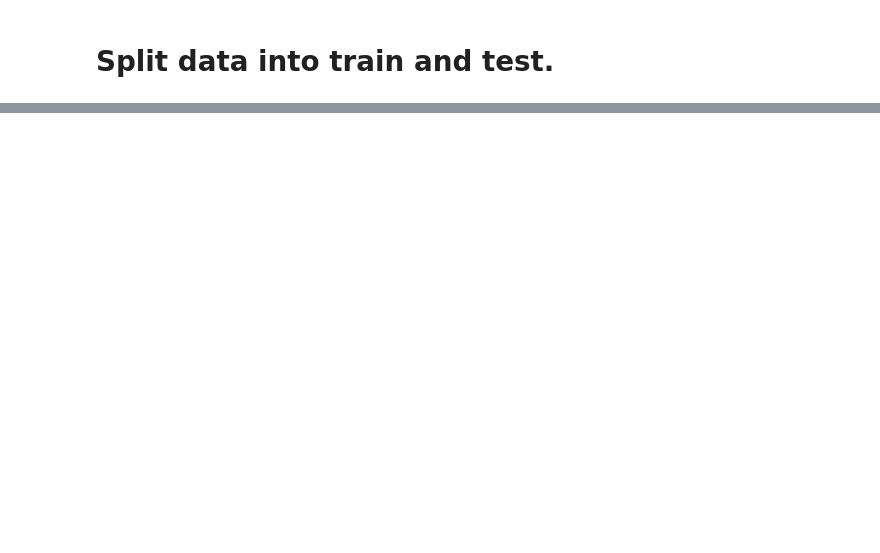
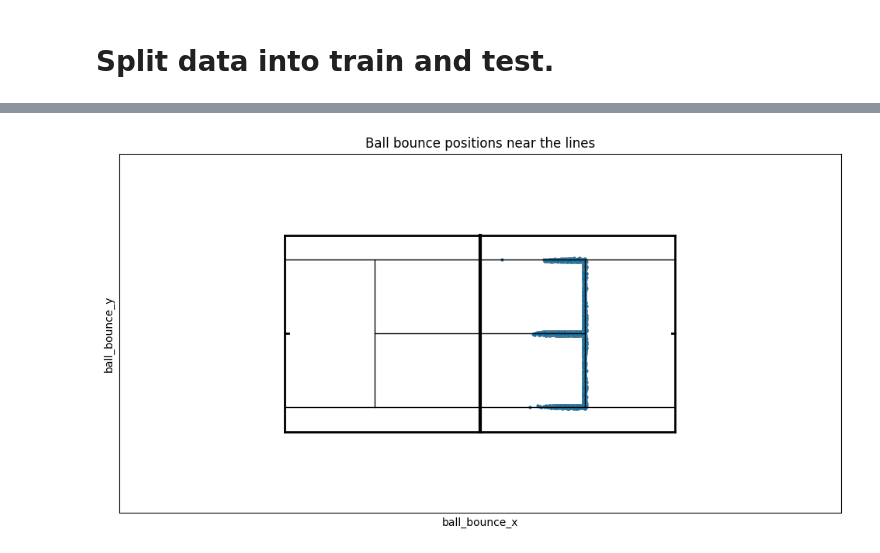
Before and after one commit to apbw-6/Tennis_Ace_Prediction, a Jupyter notebook: 3.Feature_Engineering.ipynb, the cells around one changed output, grey strips where cells are left out. Drawn from its saved outputs; the diff is of its cells as text; code cells hidden in the pictures; blank space fills up the shorter version.

```diff
--- a/3.Feature_Engineering.ipynb
+++ b/3.Feature_Engineering.ipynb
@@ -80,0 +209,4 @@ loaded_encoder = joblib.load("one_hot_encoder.pkl")
+# %%
+df["close_to_service_line"] = df["ball_bounce_x"].apply(
+    lambda x_coord: 1 if (x_coord >= service_line_x - tolerance) else 0
+)
@@ -80,0 +215,11 @@ loaded_encoder = joblib.load("one_hot_encoder.pkl")
+# %%
+df1 = df[
+    [
+        "ball_bounce_x",
+        "ball_bounce_y",
+        "close_to_side_line",
+        "close_to_center_line",
+        "close_to_service_line",
+    ]
+]
+df1
@@ -80,0 +240,6 @@ loaded_encoder = joblib.load("one_hot_encoder.pkl")
+# %%
+df2 = df1[
+    df1[["close_to_side_line", "close_to_center_line", "close_to_service_line"]].any(
+        axis=1
+    )
+]
@@ -80,0 +262,24 @@ loaded_encoder = joblib.load("one_hot_encoder.pkl")
+# %%
+fig, ax = tennis_utils.draw_tennis_court()
+
+# Plot ball bounce point (x,y)
+sns.scatterplot(
+    data=df2,
+    x="ball_bounce_x",
+    y="ball_bounce_y",
+    edgecolor="gray",
+    s=8,
+)
+
+# Aesthetics
+ax.set_xlim(-22, 22)
+ax.set_ylim(-10, 10)
+ax.set_xticks([])
+ax.set_yticks([])
+# ax.set_xlabel("Court Length (m)")
+# ax.set_ylabel("Court Width (m)")
+ax.set_title("Ball bounce positions near the lines")
+
+plt.show()
+# %% [output]
+[figure, added]
```
Also changed, not shown: parts of 29 cells of this notebook, 3 other files.
